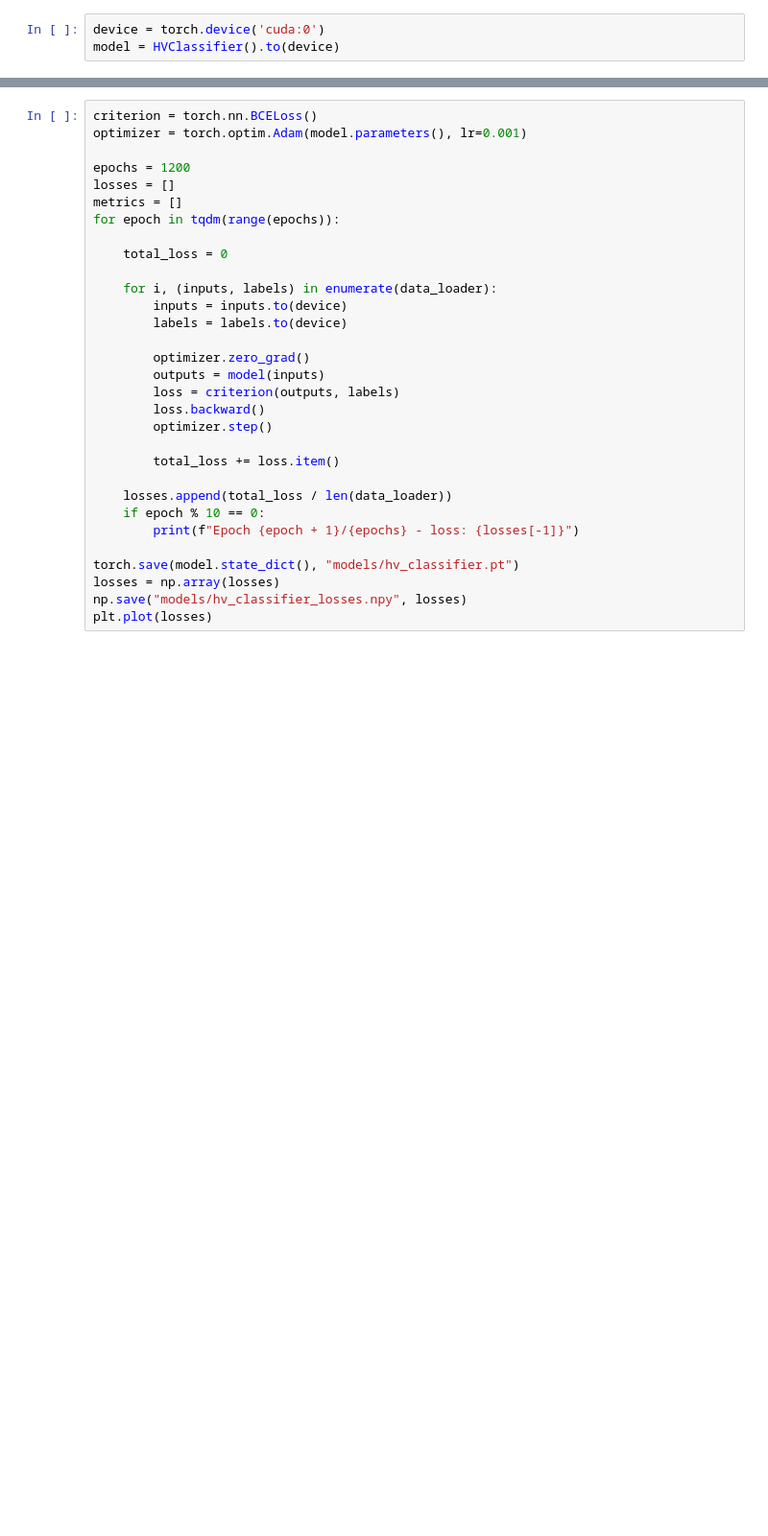
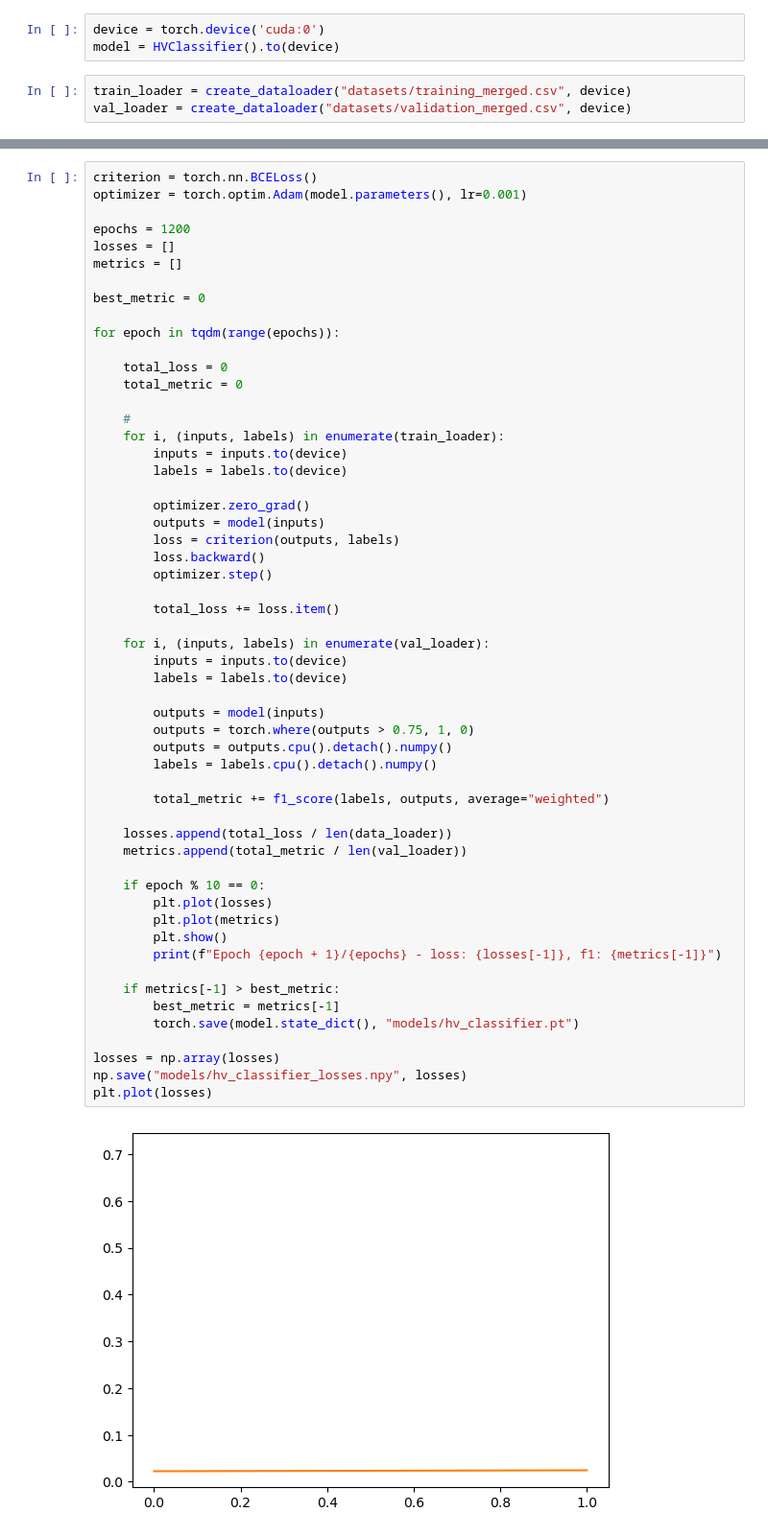
Before and after one commit to DanielSkala/Language-Technology-Project, a Jupyter notebook: experiments/hv_train.ipynb, the cells around one changed output, grey strips where cells are left out. Shown at 96% size. Drawn from its saved outputs; the diff is of its cells as text; blank space fills up the shorter version.

Commit message:
training pipeline

```diff
--- a/experiments/hv_train.ipynb
+++ b/experiments/hv_train.ipynb
@@ -94,3 +121,6 @@ class HVClassifier(torch.nn.Module):
 # %%
 device = torch.device('cuda:0')
 model = HVClassifier().to(device)
+# %%
+train_loader = create_dataloader("datasets/training_merged.csv", device)
+val_loader = create_dataloader("datasets/validation_merged.csv", device)
@@ -97,32 +129,57 @@ model = HVClassifier().to(device)
 # %%
 criterion = torch.nn.BCELoss()
 optimizer = torch.optim.Adam(model.parameters(), lr=0.001)
 
 epochs = 1200
 losses = []
 metrics = []
+
+best_metric = 0
+
 for epoch in tqdm(range(epochs)):
 
     total_loss = 0
+    total_metric = 0
 
-    for i, (inputs, labels) in enumerate(data_loader):
+    #
+    for i, (inputs, labels) in enumerate(train_loader):
         inputs = inputs.to(device)
         labels = labels.to(device)
 
         optimizer.zero_grad()
         outputs = model(inputs)
         loss = criterion(outputs, labels)
         loss.backward()
         optimizer.step()
 
         total_loss += loss.item()
 
+    for i, (inputs, labels) in enumerate(val_loader):
+        inputs = inputs.to(device)
+        labels = labels.to(device)
+
+        outputs = model(inputs)
+        outputs = torch.where(outputs > 0.75, 1, 0)
+        outputs = outputs.cpu().detach().numpy()
+        labels = labels.cpu().detach().numpy()
+
+        total_metric += f1_score(labels, outputs, average="weighted")
+
     losses.append(total_loss / len(data_loader))
+    metrics.append(total_metric / len(val_loader))
+
     if epoch % 10 == 0:
-        print(f"Epoch {epoch + 1}/{epochs} - loss: {losses[-1]}")
+        plt.plot(losses)
+        plt.plot(metrics)
+        plt.show()
+        print(f"Epoch {epoch + 1}/{epochs} - loss: {losses[-1]}, f1: {metrics[-1]}")
 
-torch.save(model.state_dict(), "models/hv_classifier.pt")
+    if metrics[-1] > best_metric:
+        best_metric = metrics[-1]
+        torch.save(model.state_dict(), "models/hv_classifier.pt")
+
 losses = np.array(losses)
 np.save("models/hv_classifier_losses.npy", losses)
 plt.plot(losses)
 # %% [output]
+[figure, added]
```
Also changed, not shown: parts of 5 cells of this notebook.
